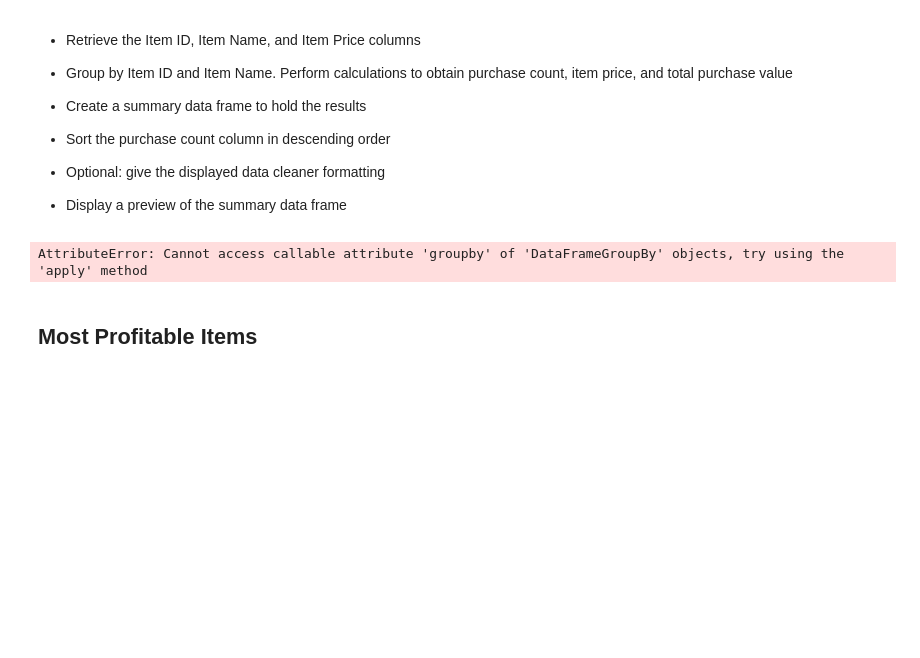
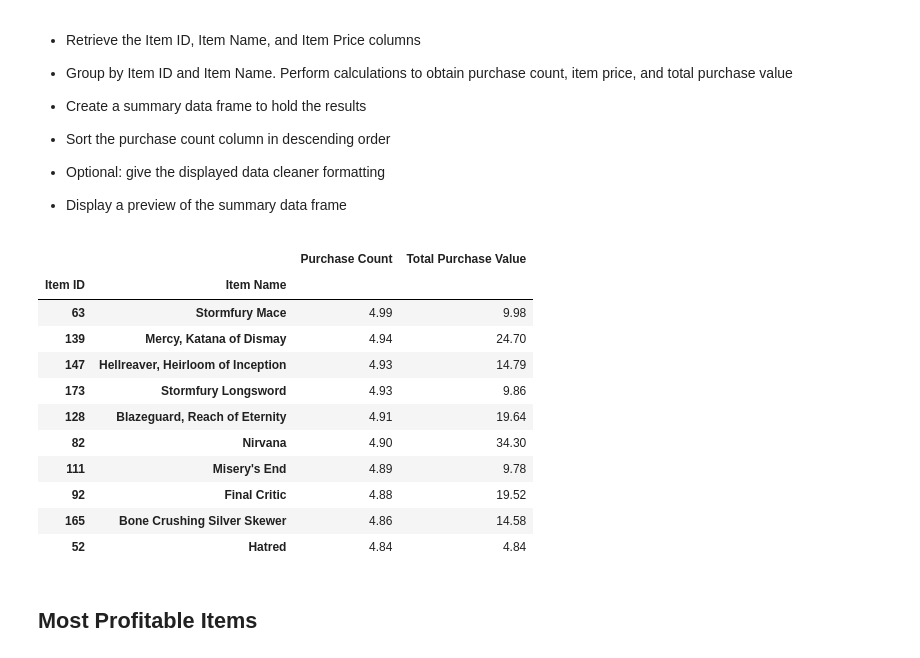
Before and after one commit to scubatam/pandas, a Jupyter notebook: HeroesOfPymoli_starter.ipynb, the cells around one changed output. Saved outputs shown, nothing was run; the diff lists cells and outputs as text; code cells hidden in the pictures; blank space fills up the shorter version.

```diff
--- a/HeroesOfPymoli_starter.ipynb
+++ b/HeroesOfPymoli_starter.ipynb
@@ -298,15 +281,26 @@ AttributeError: Cannot access callable attribute 'groupby' of 'DataFrameGroupBy'
 
 * Display a preview of the summary data frame
 # %%
-popular_items_df = pd.DataFrame()
-ItemId_df = purchases_df.groupby(['Item ID','Item Name'])['Price']
-popular_items_df['Purchase Count'] = ItemId_df.mean().round(2)
-popular_items_df['Total Purchase Value'] = ItemId_df.sum()
-popular_items_df = popular_items_df.sort_values(by='Purchase Count', ascending=False)
+pop_items_df = pd.DataFrame()
+item_id_df = purchases_df.groupby(['Item ID','Item Name'])['Price']
+pop_items_df['Purchase Count'] = item_id_df.mean().round(2)
+pop_items_df['Total Purchase Value'] = item_id_df.sum()
+pop_items_df = pop_items_df.sort_values(by='Purchase Count', ascending=False)
 
-popular_items_df.head(10)
+pop_items_df.head(10)
 # %% [output]
-AttributeError: Cannot access callable attribute 'groupby' of 'DataFrameGroupBy' objects, try using the 'apply' method
+|  |  | Purchase Count | Total Purchase Value |
+| Item ID | Item Name |  |  |
+| 63 | Stormfury Mace | 4.99 | 9.98 |
+| 139 | Mercy, Katana of Dismay | 4.94 | 24.70 |
+| 147 | Hellreaver, Heirloom of Inception | 4.93 | 14.79 |
+| 173 | Stormfury Longsword | 4.93 | 9.86 |
+| 128 | Blazeguard, Reach of Eternity | 4.91 | 19.64 |
+| 82 | Nirvana | 4.90 | 34.30 |
+| 111 | Misery's End | 4.89 | 9.78 |
+| 92 | Final Critic | 4.88 | 19.52 |
+| 165 | Bone Crushing Silver Skewer | 4.86 | 14.58 |
+| 52 | Hatred | 4.84 | 4.84 |
 # %% [markdown]
 ## Most Profitable Items
 # %% [markdown]
```
Also changed, not shown: parts of 27 cells of this notebook.
